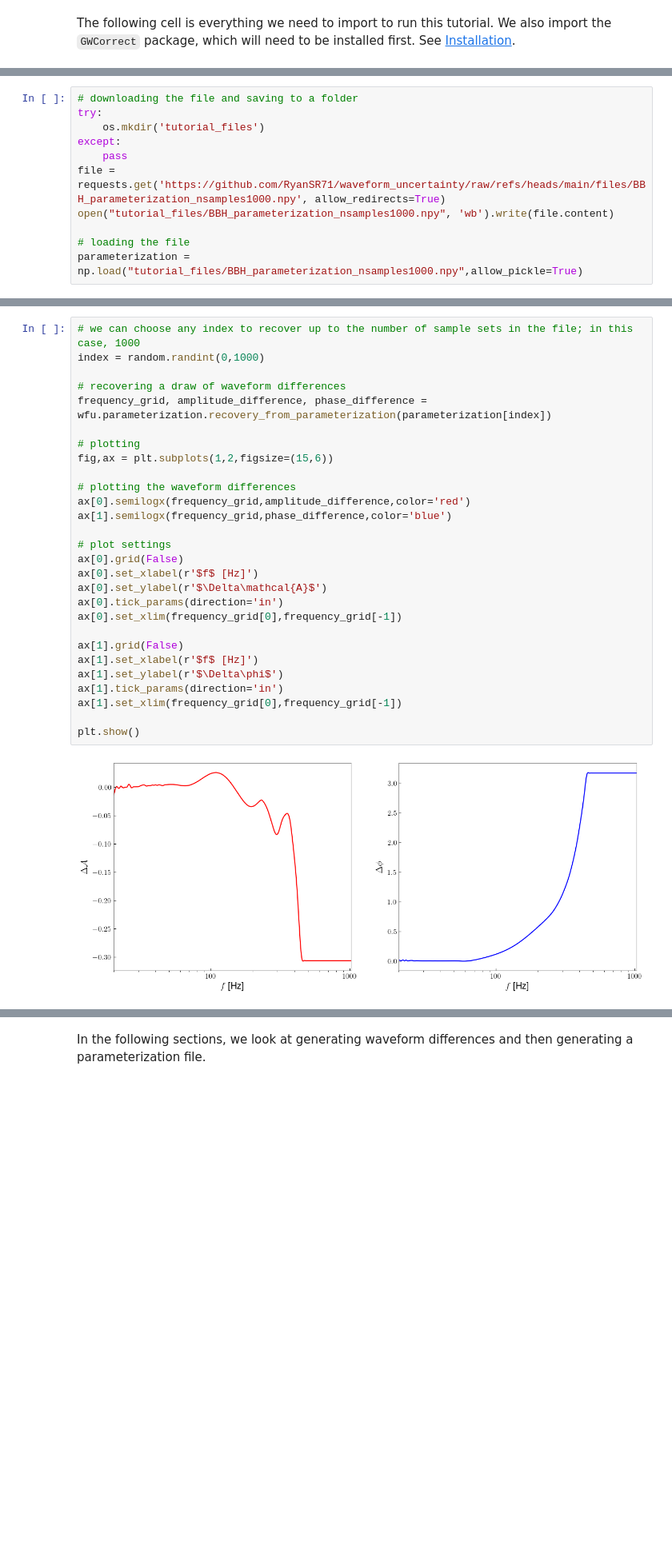
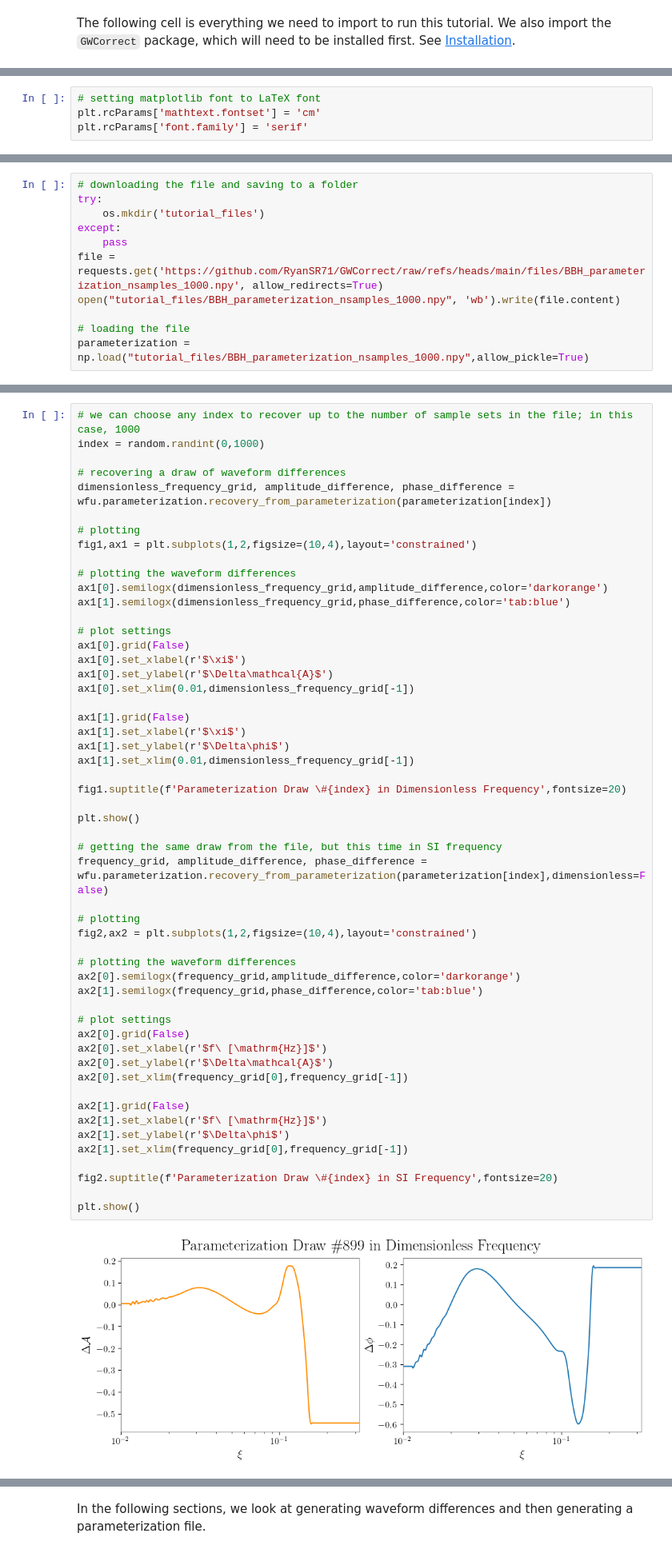
Before and after one commit to RyanSR71/GWCorrect, a Jupyter notebook: docs/source/notebooks/Parameterization_and_Waveform_Differences.ipynb, the cells around one changed output, grey strips where cells are left out. Shown at 80% size. Saved outputs shown, nothing was run; the diff lists cells and outputs as text; blank space fills up the shorter version.

```diff
--- a/docs/source/notebooks/Parameterization_and_Waveform_Differences.ipynb
+++ b/docs/source/notebooks/Parameterization_and_Waveform_Differences.ipynb
@@ -20,4 +15,8 @@ from pesummary.io import read
 import requests
 import pandas
 import GWCorrect.wfu as wfu
+# %%
+# setting matplotlib font to LaTeX font
+plt.rcParams['mathtext.fontset'] = 'cm'
+plt.rcParams['font.family'] = 'serif'
 # %% [markdown]
@@ -30,9 +29,9 @@ try:
     os.mkdir('tutorial_files')
 except:
     pass
-file = requests.get('https://github.com/RyanSR71/waveform_uncertainty/raw/refs/heads/main/files/BBH_parameterization_nsamples1000.npy', allow_redirects=True)
-open("tutorial_files/BBH_parameterization_nsamples1000.npy", 'wb').write(file.content)
+file = requests.get('https://github.com/RyanSR71/GWCorrect/raw/refs/heads/main/files/BBH_parameterization_nsamples_1000.npy', allow_redirects=True)
+open("tutorial_files/BBH_parameterization_nsamples_1000.npy", 'wb').write(file.content)
 
 # loading the file
-parameterization = np.load("tutorial_files/BBH_parameterization_nsamples1000.npy",allow_pickle=True)
+parameterization = np.load("tutorial_files/BBH_parameterization_nsamples_1000.npy",allow_pickle=True)
 # %% [markdown]
@@ -40,30 +39,55 @@ We can use `GWCorrect.wfu.parameterization.recovery_from_parameterization` to tu
 # %%
 # we can choose any index to recover up to the number of sample sets in the file; in this case, 1000
 index = random.randint(0,1000)
 
 # recovering a draw of waveform differences
-frequency_grid, amplitude_difference, phase_difference = wfu.parameterization.recovery_from_parameterization(parameterization[index])
+dimensionless_frequency_grid, amplitude_difference, phase_difference = wfu.parameterization.recovery_from_parameterization(parameterization[index])
 
 # plotting
-fig,ax = plt.subplots(1,2,figsize=(15,6))
+fig1,ax1 = plt.subplots(1,2,figsize=(10,4),layout='constrained')
 
 # plotting the waveform differences
-ax[0].semilogx(frequency_grid,amplitude_difference,color='red')
-ax[1].semilogx(frequency_grid,phase_difference,color='blue')
+ax1[0].semilogx(dimensionless_frequency_grid,amplitude_difference,color='darkorange')
+ax1[1].semilogx(dimensionless_frequency_grid,phase_difference,color='tab:blue')
 
 # plot settings
-ax[0].grid(False)
-ax[0].set_xlabel(r'$f$ [Hz]')
-ax[0].set_ylabel(r'$\Delta\mathcal{A}$')
-ax[0].tick_params(direction='in')
-ax[0].set_xlim(frequency_grid[0],frequency_grid[-1])
+ax1[0].grid(False)
+ax1[0].set_xlabel(r'$\xi$')
+ax1[0].set_ylabel(r'$\Delta\mathcal{A}$')
+ax1[0].set_xlim(0.01,dimensionless_frequency_grid[-1])
 
-ax[1].grid(False)
-ax[1].set_xlabel(r'$f$ [Hz]')
-ax[1].set_ylabel(r'$\Delta\phi$')
-ax[1].tick_params(direction='in')
-ax[1].set_xlim(frequency_grid[0],frequency_grid[-1])
+ax1[1].grid(False)
+ax1[1].set_xlabel(r'$\xi$')
+ax1[1].set_ylabel(r'$\Delta\phi$')
+ax1[1].set_xlim(0.01,dimensionless_frequency_grid[-1])
+
+fig1.suptitle(f'Parameterization Draw \#{index} in Dimensionless Frequency',fontsize=20)
 
 plt.show()
+
+# getting the same draw from the file, but this time in SI frequency
+frequency_grid, amplitude_difference, phase_difference = wfu.parameterization.recovery_from_parameterization(parameterization[index],dimensionless=False)
+
+# plotting
+fig2,ax2 = plt.subplots(1,2,figsize=(10,4),layout='constrained')
+
+# plotting the waveform differences
+ax2[0].semilogx(frequency_grid,amplitude_difference,color='darkorange')
+ax2[1].semilogx(frequency_grid,phase_difference,color='tab:blue')
+
+# plot settings
+ax2[0].grid(False)
+ax2[0].set_xlabel(r'$f\ [\mathrm{Hz}]$')
+ax2[0].set_ylabel(r'$\Delta\mathcal{A}$')
+ax2[0].set_xlim(frequency_grid[0],frequency_grid[-1])
+
+ax2[1].grid(False)
+ax2[1].set_xlabel(r'$f\ [\mathrm{Hz}]$')
+ax2[1].set_ylabel(r'$\Delta\phi$')
+ax2[1].set_xlim(frequency_grid[0],frequency_grid[-1])
+
+fig2.suptitle(f'Parameterization Draw \#{index} in SI Frequency',fontsize=20)
+
+plt.show()
 # %% [output]
-[figure, old version]
+[figure, new version]
```
Also changed, not shown: parts of 25 cells of this notebook.
